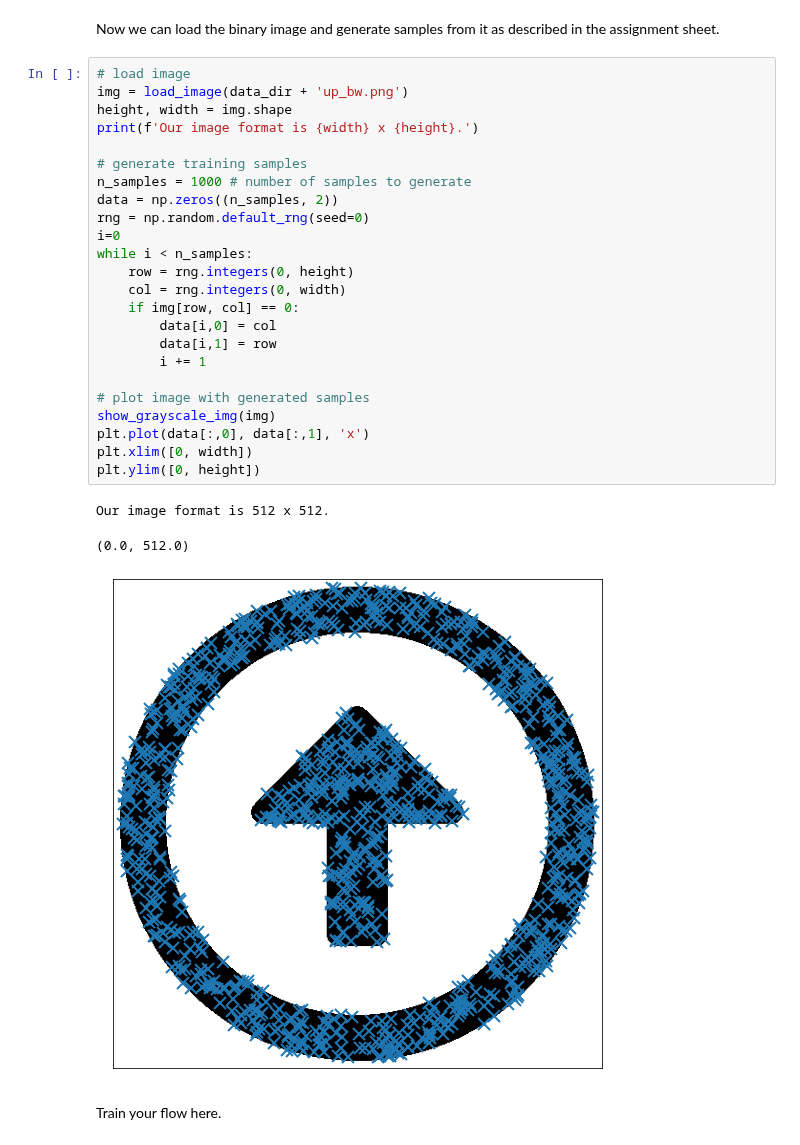
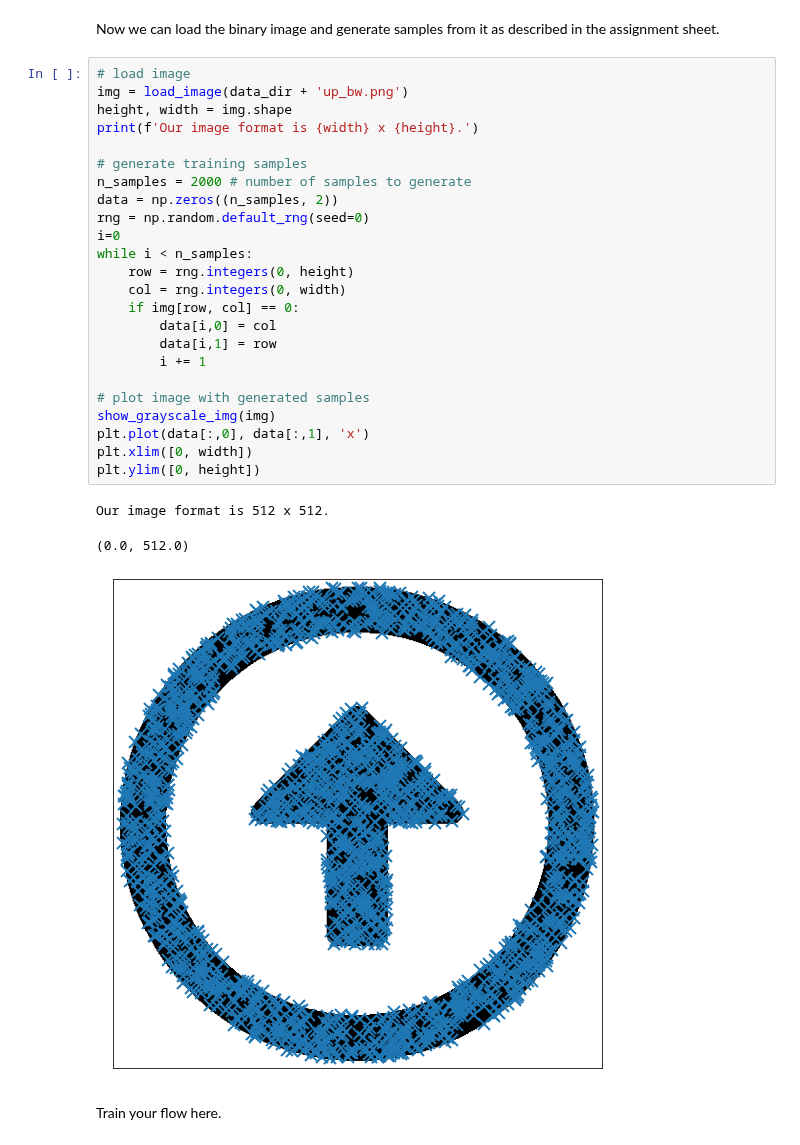
Before and after one commit to FelixSto/NSP_Assignments, a Jupyter notebook: notebooks/assignments/1-6-flows.ipynb, the cells around one changed output. Drawn from its saved outputs; the diff is of its cells as text.

```diff
--- a/notebooks/assignments/1-6-flows.ipynb
+++ b/notebooks/assignments/1-6-flows.ipynb
@@ -28,30 +32,30 @@ Now we can load the binary image and generate samples from it as described in th
 # %%
 # load image
 img = load_image(data_dir + 'up_bw.png')
 height, width = img.shape
 print(f'Our image format is {width} x {height}.')
 
 # generate training samples
-n_samples = 1000 # number of samples to generate
+n_samples = 2000 # number of samples to generate
 data = np.zeros((n_samples, 2))
 rng = np.random.default_rng(seed=0)
 i=0
 while i < n_samples:
     row = rng.integers(0, height)
     col = rng.integers(0, width)
     if img[row, col] == 0:
         data[i,0] = col
         data[i,1] = row
         i += 1
 
 # plot image with generated samples
 show_grayscale_img(img)
 plt.plot(data[:,0], data[:,1], 'x')
 plt.xlim([0, width])
 plt.ylim([0, height])
 # %% [output]
 Our image format is 512 x 512.
 (0.0, 512.0)
-[figure, old version]
+[figure, new version]
 # %% [markdown]
 Train your flow here.
```
Also changed, not shown: parts of 11 cells of this notebook, 4 other files.
